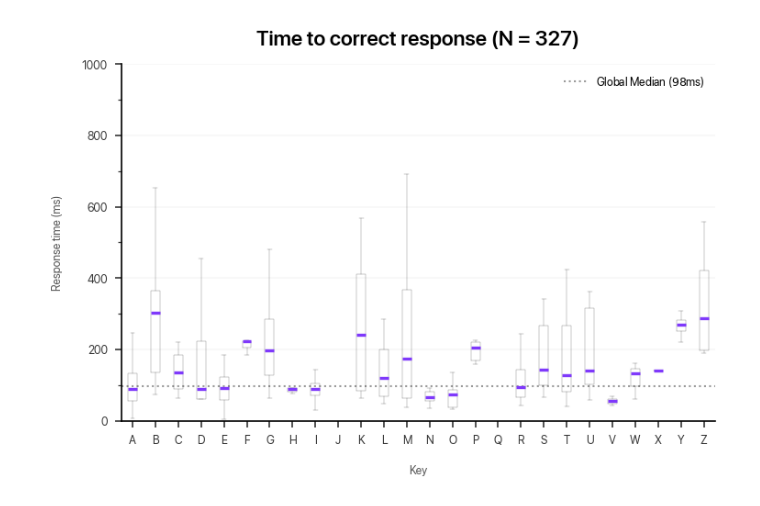
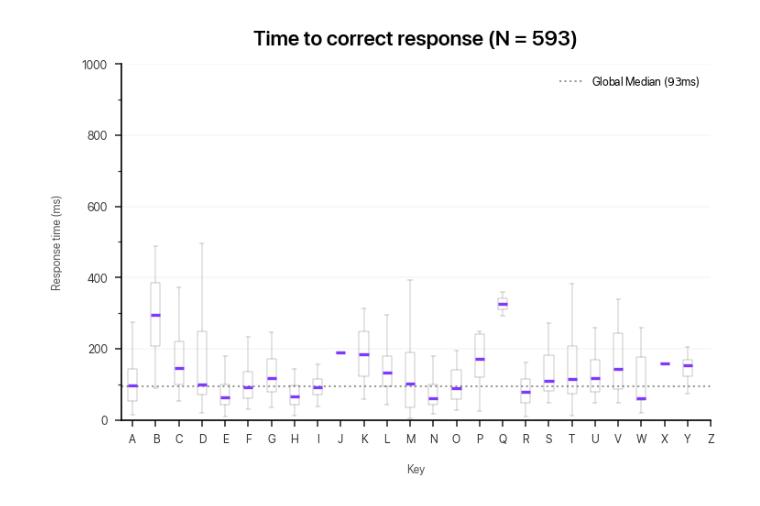
Before and after one commit to dlundgaard/AuthorshipArtifice, a Jupyter notebook: data_pipeline.ipynb, the cells around one changed output. Saved outputs shown, nothing was run; the diff lists cells and outputs as text; code cells hidden in the pictures.

```diff
--- a/data_pipeline.ipynb
+++ b/data_pipeline.ipynb
@@ -39,42 +39,42 @@ plt.tight_layout()
 # %%
 load_data()
 plt.figure(figsize=FIGURE_SIZE)
-correctly_typed = results[(results["response"].isin(list(ALPHABET.lower()))) & (results["response"] == results["target_response"])]
+correctly_typed = results[(results["response"].isin(list(ALPHABET))) & (results["response"] == results["target_response"])]
 
 for key, data in correctly_typed.groupby("response"):
     outlines_alpha = 0.5
     plt.boxplot(
         data["response_time"],
         positions=[ord(key)],
         widths = 0.4,
         boxprops = dict(linewidth = 0.2, alpha = outlines_alpha),
         whiskerprops = dict(linewidth = 0.2, alpha = outlines_alpha),
         capprops = dict(linewidth = 0.2, alpha = outlines_alpha),
         flierprops = dict(marker = "o", markersize = 1, alpha = outlines_alpha, markeredgecolor = "none"),
         medianprops = dict(linewidth = 1.6, color = "C2"),
     )
 plt.axhline(
     y = correctly_typed["response_time"].median(),
     linestyle = ":",
     linewidth = 1,
     color = "black",
     alpha = 0.4,
     zorder = -1,
     label = f"""Global Median (${correctly_typed["response_time"].median():.0f}$ms)"""
 )
 plt.legend(loc = "upper right")
 plt.suptitle("")
 plt.title(f"Time to correct response (N = {len(correctly_typed)})")
 plt.xlabel("Key")
 plt.ylabel("Response time (ms)")
-plt.xticks(range(97, 97 + 26), ALPHABET)
+plt.xticks(range(65, 65 + 26), ALPHABET)
 plt.yticks(range(0, 1000, 100))
 plt.ylim((0, 1000))
 plt.gca().yaxis.set_major_locator(ticker.MultipleLocator(200))
 plt.gca().yaxis.set_minor_locator(ticker.MultipleLocator(100))
 plt.tight_layout()
 # %% [output]
-[figure, old version]
+[figure, new version]
 # %%
 load_data()
 plt.figure(figsize=FIGURE_SIZE)
```
Also changed, not shown: parts of 3 cells of this notebook, 3 other files.
